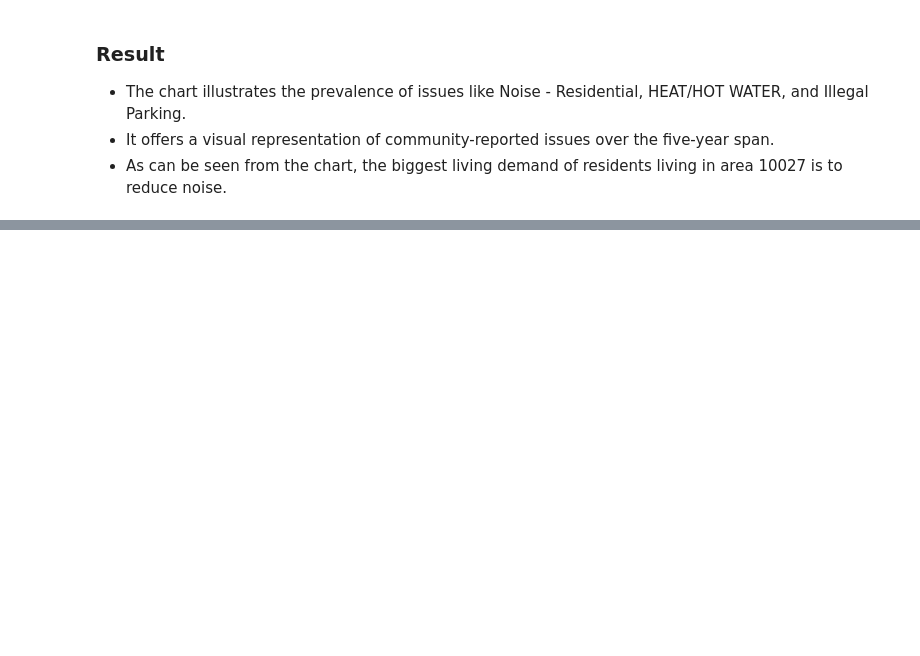
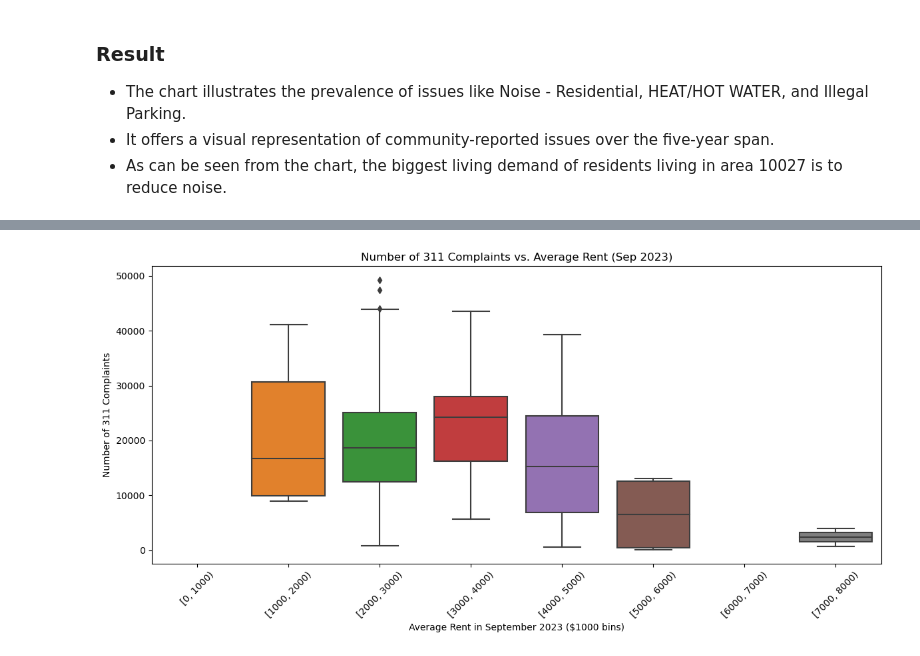
Before and after one commit to lc3779/Project_4501, a Jupyter notebook: Final_Project_4501.ipynb, the cells around one changed output, grey strips where cells are left out. Cells and saved outputs as stored; diff of their text form; code cells hidden in the pictures; blank space fills up the shorter version.

```diff
--- a/Final_Project_4501.ipynb
+++ b/Final_Project_4501.ipynb
@@ -1682,0 +1796,21 @@ plot_visual_2(zipcode_data,zipcode=10027)
+# %%
+def plot_boxplot_for_rent_vs_complaints(merged_data):
+    plt.figure(figsize=(12, 6))
+    sns.boxplot(x='rent_bin', y='complaints_count', data=merged_data)
+    plt.title('Number of 311 Complaints vs. Average Rent (Sep 2023)')
+    plt.xlabel('Average Rent in September 2023 ($1000 bins)')
+    plt.ylabel('Number of 311 Complaints')
+    plt.xticks(rotation=45)
+    plt.tight_layout()
+    plt.show()
+# %%
+# Define the dates for rent and complaints data
+rent_date = '2023-09-30'
+complaint_start_date = '2022-10-01'
+complaint_end_date = '2023-09-30'
+
+# Retrieve and plot the data
+data_for_boxplot = get_rent_complaints_data_for_boxplot(rent_date, complaint_start_date, complaint_end_date)
+plot_boxplot_for_rent_vs_complaints(data_for_boxplot)
+# %% [output]
+[figure, added]
```
Also changed, not shown: parts of 8 cells of this notebook.
